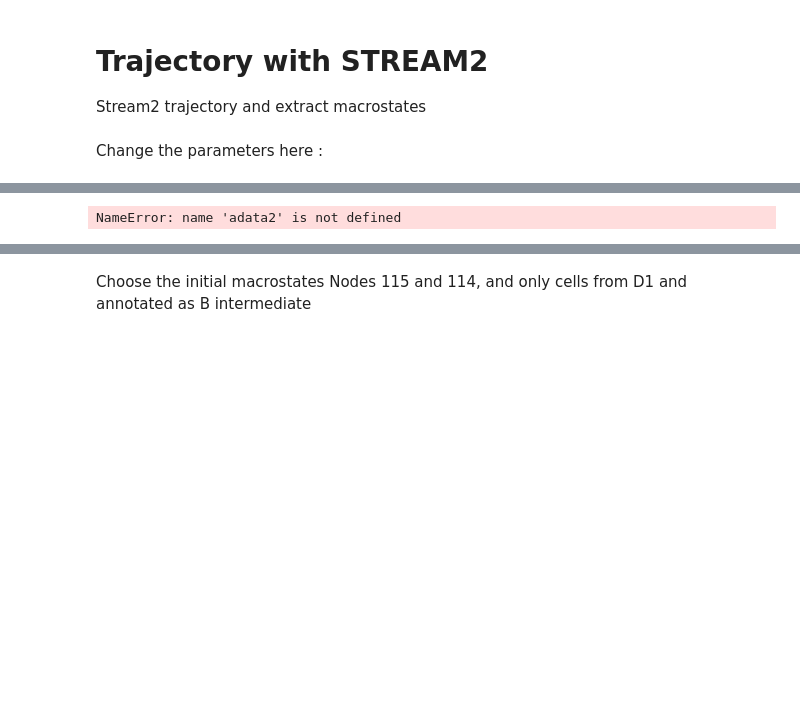
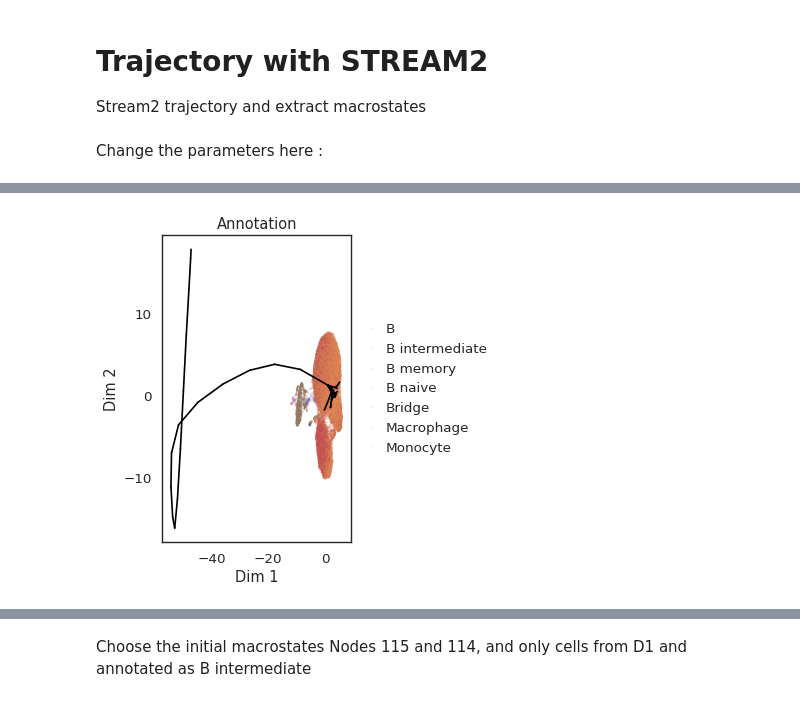
Before and after one commit to Augugustine/CITE-seq-analysis-CLL, a Jupyter notebook: 3- Boolean model/Stream2_macrostates.ipynb, the cells around one changed output, grey strips where cells are left out. Cells and saved outputs as stored; diff of their text form; code cells hidden in the pictures; blank space fills up the shorter version.

```diff
--- a/3- Boolean model/Stream2_macrostates.ipynb
+++ b/3- Boolean model/Stream2_macrostates.ipynb
@@ -162,35 +128,39 @@ Categories (5, object): ['D1' < 'D4' < 'D8' < 'D11' < 'D14']
 # %%
-root_idx = 1
-k = 30
-adata.obs["day_numeric"] = adata.obs["timepoint"].astype(str).str.extract(r"D(\d+)").astype(int)
-knn_label_vote = adata.obs['day_numeric'].copy()
-dis, idx = NearestNeighbors(n_neighbors=k,n_jobs=30).fit(adata.obsm['X_pca']).kneighbors()
-for i, x in enumerate(np.array(adata.obs['day_numeric'])[idx]):
-    unique, count = np.unique(x, return_counts=1)
-    argmax = np.argmax(count)
-    if count[argmax] > k/2:
-        knn_label_vote[i] = unique[argmax]
-adata.obs['knn_label_vote'] = knn_label_vote.astype(float)
-adata.obs['knn_label_vote'] = knn_label_vote
+if trajectory_type == "semi-supervised":
+    root_idx = 1
+    k = 30
 
-time = adata.obs['day_numeric']
-bins = np.histogram(time, bins=3)[1]
-adata.obs['clusters'] = np.digitize(time, bins[1:], right=True)
+    adata.obs["day_numeric"] = adata.obs["timepoint"].astype(str).str.extract(r"D(\d+)").astype(int)
 
-st2.tl.smooth_ordinal_labels(adata, root_idx, ordinal_label='clusters', obsm="X_umap")
-st2.tl.get_weights(adata,bandwidth=.5,method='fft',obsm="X_umap")
-st2.tl.learn_graph(
-    adata,
-    n_nodes=60,epg_alpha=0.02,epg_mu=0.1,epg_lambda=0.01,
-    GPU=False,store_evolution=True,use_weights=True,use_seed=True,verbose=1,
+    knn_label_vote = adata.obs['day_numeric'].copy()
+    dis, idx = NearestNeighbors(n_neighbors=k, n_jobs=30).fit(adata.obsm['X_pca']).kneighbors()
+    for i, x in enumerate(np.array(adata.obs['day_numeric'])[idx]):
+        unique, count = np.unique(x, return_counts=1)
+        argmax = np.argmax(count)
+        if count[argmax] > k / 2:
+            knn_label_vote[i] = unique[argmax]
+    adata.obs['knn_label_vote'] = knn_label_vote.astype(float)
+    adata.obs['knn_label_vote'] = knn_label_vote
 
-    # supervision parameters
-    ordinal_label = 'knn_label_vote',                            #define the ordinal vector to follow
-    ordinal_root_point = root_idx,                               #define a root point (e.g., cell with lowest ordinal value)
-    ordinal_supervision_strength = 2.5,                            #define strength of supervision in [0, +inf).
-)
+    time = adata.obs['day_numeric']
+    bins = np.histogram(time, bins=3)[1]
+    adata.obs['clusters'] = np.digitize(time, bins[1:], right=True)
 
-st2.pl.graph(adata,key='epg',color=['Annotation'],alpha=.2,size=2)
-#st2.pl.graph(adata2,key='epg',color=['label','cell_sets_simple'],alpha=.2,size=2,
-#            fig_path=f'figures/reprogramming/shareseq_stream_umap.png',save_fig=True)
+    st2.tl.smooth_ordinal_labels(adata, root_idx, ordinal_label='clusters', obsm="X_umap")
+    st2.tl.get_weights(adata, bandwidth=.5, method='fft', obsm="X_umap")
+    st2.tl.seed_graph(adata, n_clusters=10, use_weights=True)
+    st2.tl.learn_graph(
+        adata,
+        n_nodes=60, epg_alpha=0.02, epg_mu=0.1, epg_lambda=0.01,
+        GPU=False, store_evolution=True, use_weights=True, use_seed=True, verbose=1,
+        obsm=f"{reduction}",
+        ordinal_label='knn_label_vote',
+        ordinal_root_point=root_idx,
+        ordinal_supervision_strength=2.5,
+    )
+
+    st2.pl.graph(adata, key='epg', color=['Annotation'], alpha=.2, size=2)
+    plt.suptitle(f"UMAP trajectory by STREAM2, {patient}", fontsize=16, y=1.02)
+    plt.savefig(f"{output_directory}/graph_myel_{patient}.png", dpi=300, bbox_inches='tight')
+    plt.close()
 # %% [output]
@@ -213 +184 @@ BARCODE ENERGY  NNODES  NEDGES  NRIBS   NSTARS  NRAYS   NRAYS2  MSE     MSEP
-NameError: name 'adata2' is not defined
+[figure, added]
```
Also changed, not shown: parts of 24 cells of this notebook, 2 other files.
